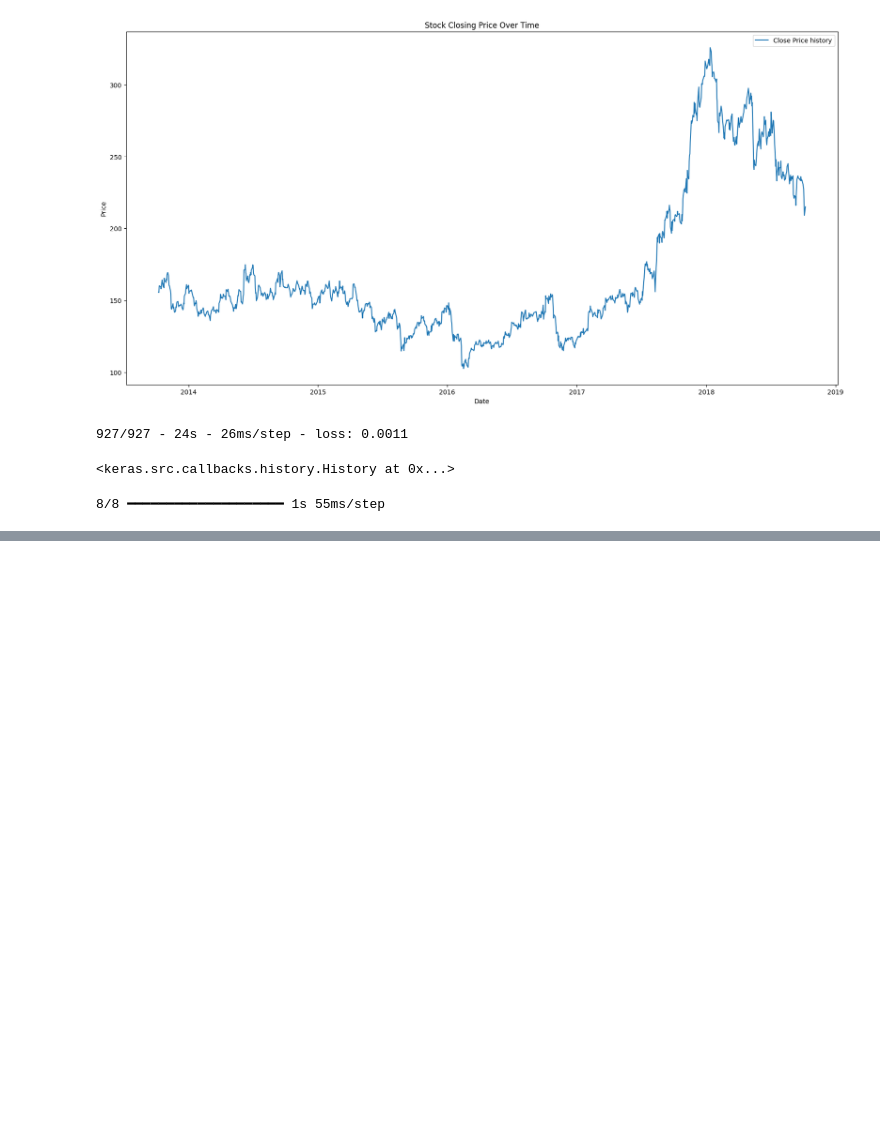
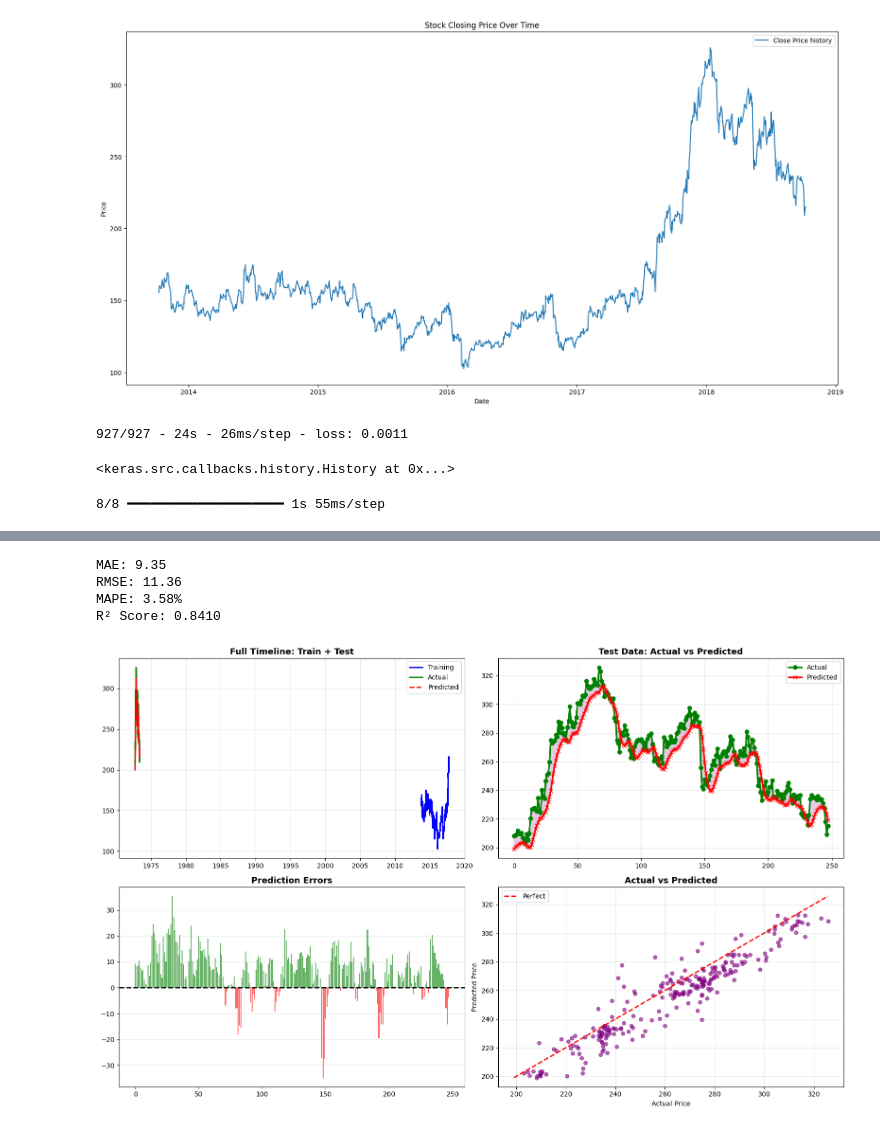
Before and after one commit to fartech00/01, a Jupyter notebook: ML_1.ipynb, the cells around one changed output, grey strips where cells are left out. Cells and saved outputs as stored; diff of their text form; code cells hidden in the pictures; blank space fills up the shorter version.

```diff
--- a/ML_1.ipynb
+++ b/ML_1.ipynb
@@ -222,0 +223,72 @@ plt.plot(valid_data[['Close',"Predictions"]])
+# %%
+import matplotlib.pyplot as plt
+import numpy as np
+from sklearn.metrics import mean_squared_error, mean_absolute_error, r2_score
+
+# Prepare data
+train_data = new_dataset[:987]
+valid_data = new_dataset[987:].copy()
+valid_data.loc[:, "Predictions"] = predicted_closing_price
+
+# Calculate metrics
+y_true = valid_data['Close'].values
+y_pred = predicted_closing_price.flatten()
+
+mae = mean_absolute_error(y_true, y_pred)
+rmse = np.sqrt(mean_squared_error(y_true, y_pred))
+mape = np.mean(np.abs((y_true - y_pred) / y_true)) * 100
+r2 = r2_score(y_true, y_pred)
+
+print(f"MAE: {mae:.2f}")
+print(f"RMSE: {rmse:.2f}")
+print(f"MAPE: {mape:.2f}%")
+print(f"R² Score: {r2:.4f}")
+
+# VISUALIZATION
+fig, axes = plt.subplots(2, 2, figsize=(16, 10))
+
+# Plot 1: Full view (Train + Test)
+axes[0, 0].plot(train_data['Close'], label='Training', linewidth=2, color='blue')
+axes[0, 0].plot(range(len(train_data), len(train_data) + len(valid_data)),
+                valid_data['Close'], label='Actual', linewidth=2, color='green')
+axes[0, 0].plot(range(len(train_data), len(train_data) + len(valid_data)),
+                y_pred, label='Predicted', linewidth=2, color='red', linestyle='--')
+axes[0, 0].set_title('Full Timeline: Train + Test', fontsize=13, fontweight='bold')
+axes[0, 0].legend()
+axes[0, 0].grid(True, alpha=0.3)
+
+# Plot 2: Test data zoomed (Clear comparison)
+axes[0, 1].plot(valid_data['Close'].values, label='Actual', linewidth=2.5, marker='o', color='green')
+axes[0, 1].plot(y_pred, label='Predicted', linewidth=2.5, marker='x', color='red')
+axes[0, 1].fill_between(range(len(y_pred)), valid_data['Close'].values, y_pred, alpha=0.2, color='purple')
+axes[0, 1].set_title('Test Data: Actual vs Predicted', fontsize=13, fontweight='bold')
+axes[0, 1].legend()
+axes[0, 1].grid(True, alpha=0.3)
+
+# Plot 3: Error bars
+residuals = y_true - y_pred
+axes[1, 0].bar(range(len(residuals)), residuals,
+              color=['red' if x < 0 else 'green' for x in residuals], alpha=0.6)
+axes[1, 0].axhline(y=0, color='black', linestyle='--', linewidth=2)
+axes[1, 0].set_title('Prediction Errors', fontsize=13, fontweight='bold')
+axes[1, 0].grid(True, alpha=0.3, axis='y')
+
+# Plot 4: Scatter plot
+axes[1, 1].scatter(y_true, y_pred, alpha=0.6, s=30, color='purple')
+min_val = min(y_true.min(), y_pred.min())
+max_val = max(y_true.max(), y_pred.max())
+axes[1, 1].plot([min_val, max_val], [min_val, max_val], 'r--', linewidth=2, label='Perfect')
+axes[1, 1].set_title('Actual vs Predicted', fontsize=13, fontweight='bold')
+axes[1, 1].set_xlabel('Actual Price')
+axes[1, 1].set_ylabel('Predicted Price')
+axes[1, 1].legend()
+axes[1, 1].grid(True, alpha=0.3)
+
+plt.tight_layout()
+plt.show()
+# %% [output]
+MAE: 9.35
+RMSE: 11.36
+MAPE: 3.58%
+R² Score: 0.8410
+[figure, added]
```
Also changed, not shown: parts of 1 cell of this notebook.
